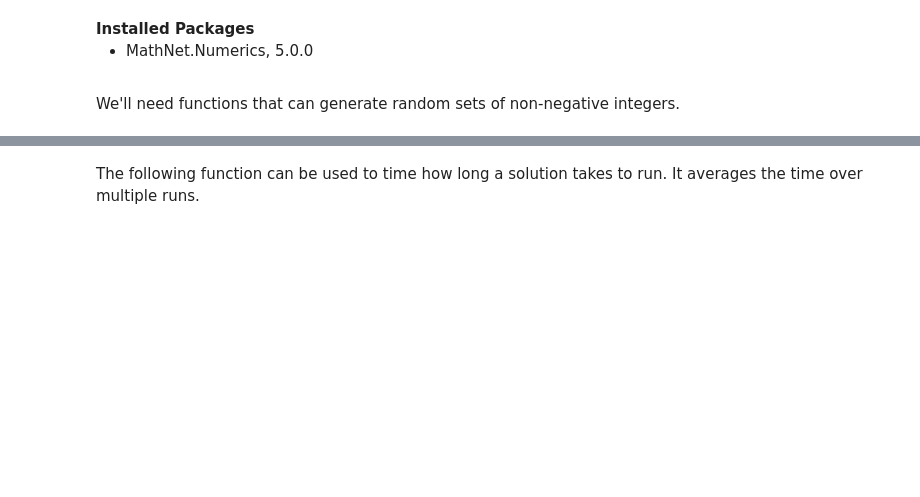
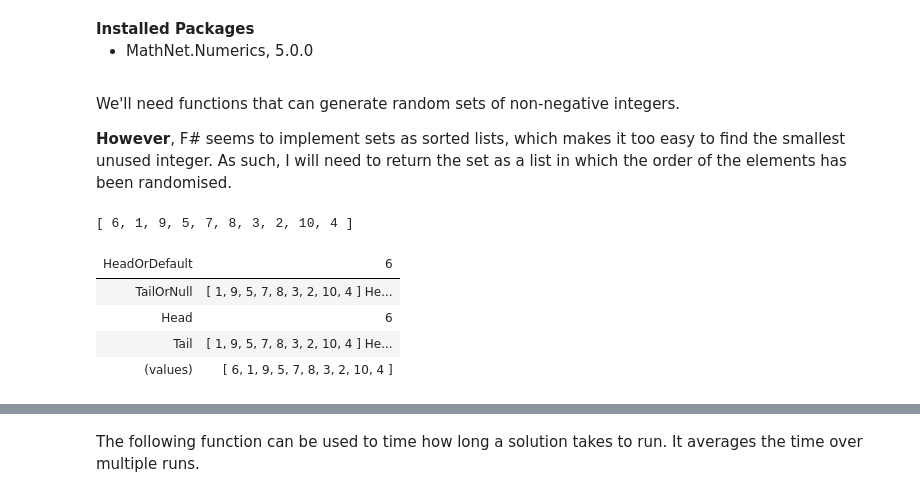
Before and after one commit to abcoates/smallest-free-number, a Jupyter notebook: smallest-free-number-fsharp.ipynb, the cells around one changed output, grey strips where cells are left out. Saved outputs shown, nothing was run; the diff lists cells and outputs as text; code cells hidden in the pictures; blank space fills up the shorter version.

```diff
--- a/smallest-free-number-fsharp.ipynb
+++ b/smallest-free-number-fsharp.ipynb
@@ -75,5 +90,3 @@ open MathNet.Numerics
 # %% [output]
 Installed Packages
 MathNet.Numerics, 5.0.0
-# %% [markdown]
-We'll need functions that can generate random sets of non-negative integers.
@@ -86,0 +93,4 @@ let randomGenerator = Random()
+# %% [markdown]
+We'll need functions that can generate random sets of non-negative integers.
+
+**However**, F# seems to implement sets as sorted lists, which makes it too easy to find the smallest unused integer.  As such, I will need to return the set as a list in which the order of the elements has been randomised.
@@ -86,0 +113,9 @@ let randomGenerator = Random()
+# %%
+randomiseList [1;2;3;4;5;6;7;8;9;10]
+# %% [output]
+[ 6, 1, 9, 5, 7, 8, 3, 2, 10, 4 ]
+| HeadOrDefault | 6 |
+| TailOrNull | [ 1, 9, 5, 7, 8, 3, 2, 10, 4 ] He... |
+| Head | 6 |
+| Tail | [ 1, 9, 5, 7, 8, 3, 2, 10, 4 ] He... |
+| (values) | [ 6, 1, 9, 5, 7, 8, 3, 2, 10, 4 ] |
```
Also changed, not shown: parts of 41 cells of this notebook, 1 other file.
